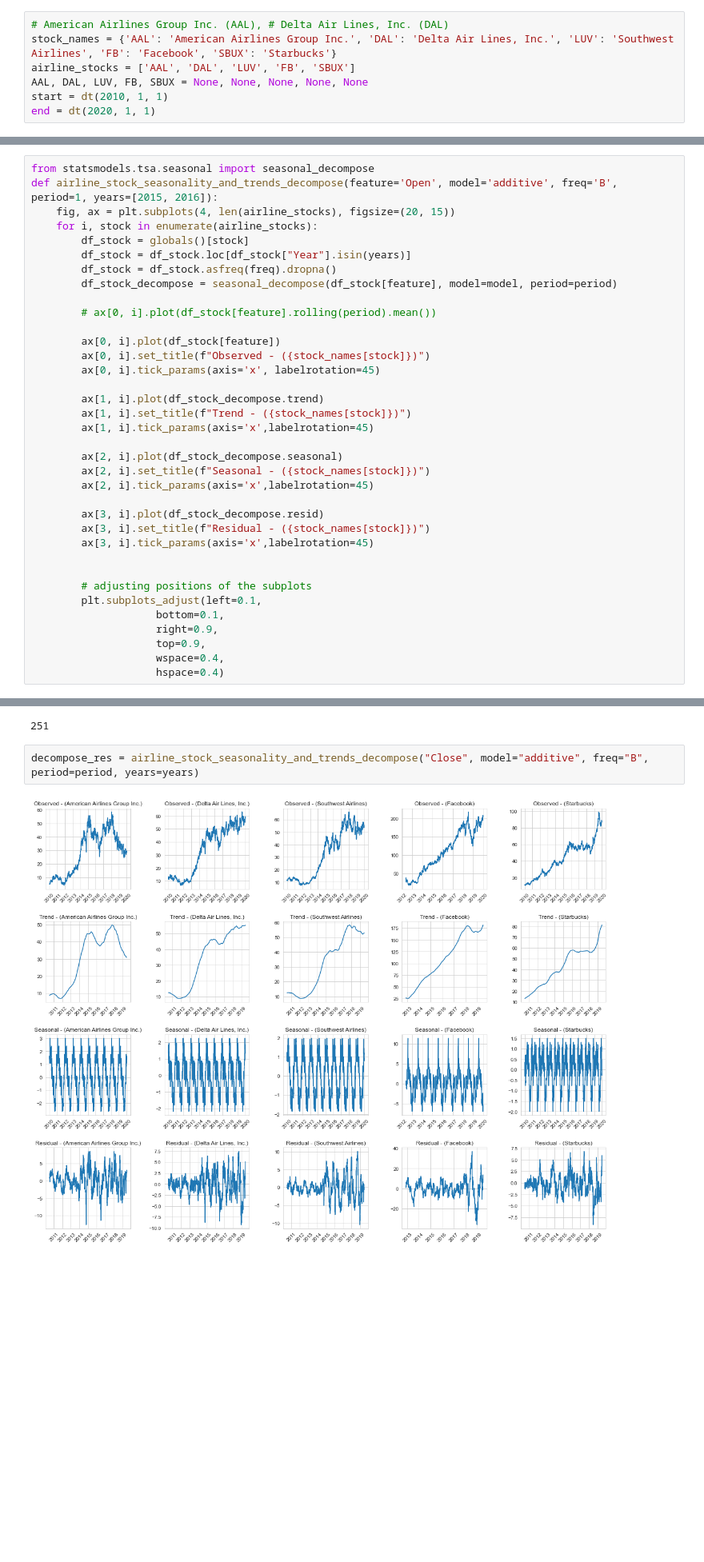
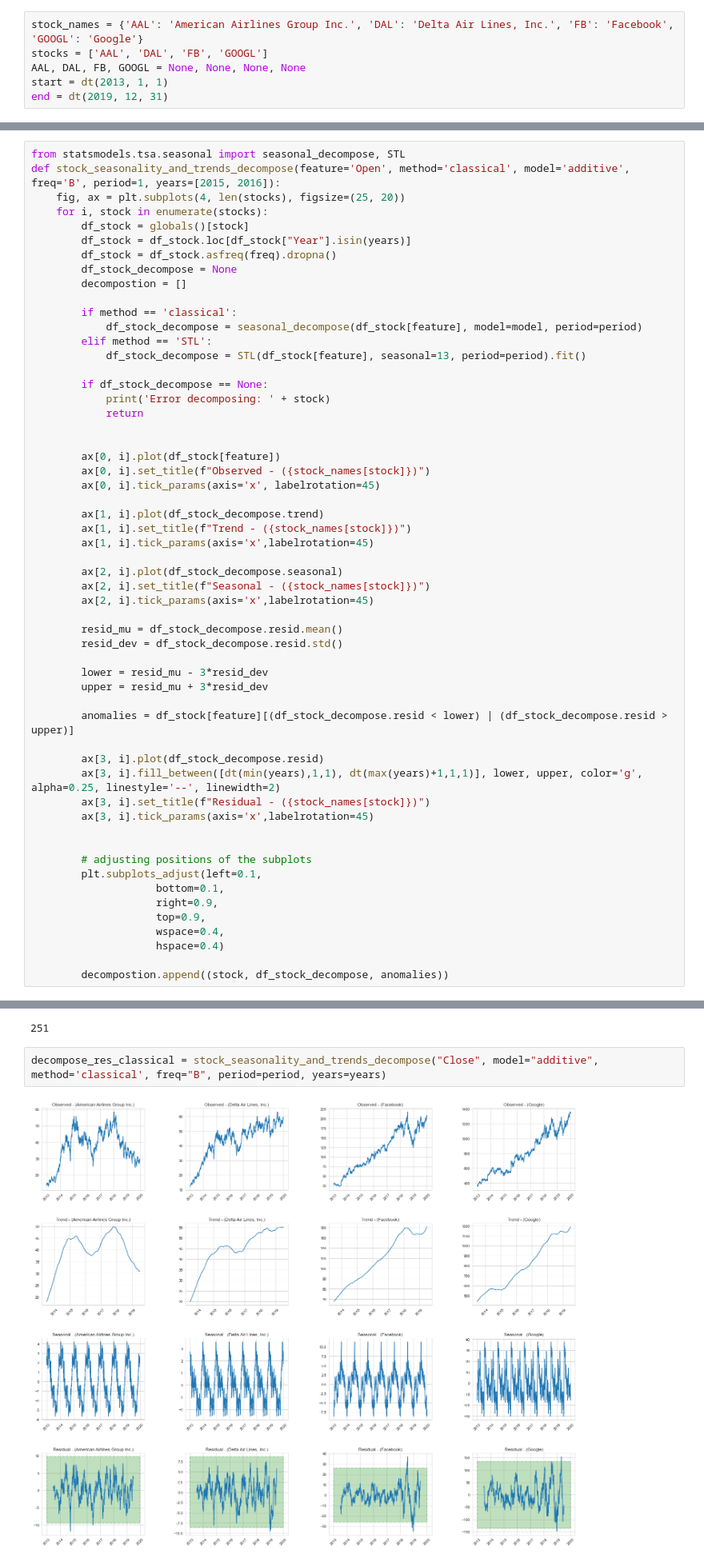
Before and after one commit to YohannesDK/DAT550-Project, a Jupyter notebook: test.ipynb, the cells around one changed output, grey strips where cells are left out. Shown at 80% size. Drawn from its saved outputs; the diff is of its cells as text; blank space fills up the shorter version.

```diff
--- a/test.ipynb
+++ b/test.ipynb
@@ -23,12 +23,11 @@ import calendar
 # Caching
 import requests_cache
 # %%
-# American Airlines Group Inc. (AAL), # Delta Air Lines, Inc. (DAL)
-stock_names = {'AAL': 'American Airlines Group Inc.', 'DAL': 'Delta Air Lines, Inc.', 'LUV': 'Southwest Airlines', 'FB': 'Facebook', 'SBUX': 'Starbucks'}
-airline_stocks = ['AAL', 'DAL', 'LUV', 'FB', 'SBUX']
-AAL, DAL, LUV, FB, SBUX = None, None, None, None, None
-start = dt(2010, 1, 1)
-end = dt(2020, 1, 1)
+stock_names = {'AAL': 'American Airlines Group Inc.', 'DAL': 'Delta Air Lines, Inc.', 'FB': 'Facebook', 'GOOGL': 'Google'}
+stocks = ['AAL', 'DAL', 'FB', 'GOOGL']
+AAL, DAL, FB, GOOGL = None, None, None, None
+start = dt(2013, 1, 1)
+end = dt(2019, 12, 31)
 # %% [markdown]
 Making the same request repeatedly can use a lot of bandwidth, slow down your code and may result in your IP being banned.
 We might not need to cache...
@@ -206,14 +153,23 @@ airline_stock_price_per_year(features=['Close'], years=[2015, 2017])
 # %%
-from statsmodels.tsa.seasonal import seasonal_decompose
-def airline_stock_seasonality_and_trends_decompose(feature='Open', model='additive', freq='B', period=1, years=[2015, 2016]):
-    fig, ax = plt.subplots(4, len(airline_stocks), figsize=(20, 15))
-    for i, stock in enumerate(airline_stocks):
+from statsmodels.tsa.seasonal import seasonal_decompose, STL
+def stock_seasonality_and_trends_decompose(feature='Open', method='classical', model='additive', freq='B', period=1, years=[2015, 2016]):
+    fig, ax = plt.subplots(4, len(stocks), figsize=(25, 20))
+    for i, stock in enumerate(stocks):
         df_stock = globals()[stock]
         df_stock = df_stock.loc[df_stock["Year"].isin(years)]
         df_stock = df_stock.asfreq(freq).dropna()
-        df_stock_decompose = seasonal_decompose(df_stock[feature], model=model, period=period)
+        df_stock_decompose = None
+        decompostion = []
 
-        # ax[0, i].plot(df_stock[feature].rolling(period).mean())
+        if method == 'classical':
+            df_stock_decompose = seasonal_decompose(df_stock[feature], model=model, period=period)
+        elif method == 'STL':
+            df_stock_decompose = STL(df_stock[feature], seasonal=13, period=period).fit()
+
+        if df_stock_decompose == None:
+            print('Error decomposing: ' + stock)
+            return
+
 
         ax[0, i].plot(df_stock[feature])
         ax[0, i].set_title(f"Observed - ({stock_names[stock]})")
@@ -227,7 +183,16 @@ def airline_stock_seasonality_and_trends_decompose(feature='Open', model='additi
         ax[2, i].set_title(f"Seasonal - ({stock_names[stock]})")
         ax[2, i].tick_params(axis='x',labelrotation=45)
 
+        resid_mu = df_stock_decompose.resid.mean()
+        resid_dev = df_stock_decompose.resid.std()
+
+        lower = resid_mu - 3*resid_dev
+        upper = resid_mu + 3*resid_dev
+
+        anomalies = df_stock[feature][(df_stock_decompose.resid < lower) | (df_stock_decompose.resid > upper)]
+
         ax[3, i].plot(df_stock_decompose.resid)
+        ax[3, i].fill_between([dt(min(years),1,1), dt(max(years)+1,1,1)], lower, upper, color='g', alpha=0.25, linestyle='--', linewidth=2)
         ax[3, i].set_title(f"Residual - ({stock_names[stock]})")
         ax[3, i].tick_params(axis='x',labelrotation=45)
 
@@ -239,6 +204,8 @@ def airline_stock_seasonality_and_trends_decompose(feature='Open', model='additi
                     top=0.9,
                     wspace=0.4,
                     hspace=0.4)
+
+        decompostion.append((stock, df_stock_decompose, anomalies))
 # %%
 years = list(range(start.year, end.year + 1))
 periods = [year for year in AAL.index.year.value_counts()]
@@ -247,6 +214,6 @@ period
 # %% [output]
 251
 # %%
-decompose_res = airline_stock_seasonality_and_trends_decompose("Close", model="additive", freq="B", period=period, years=years)
+decompose_res_classical = stock_seasonality_and_trends_decompose("Close", model="additive", method='classical', freq="B", period=period, years=years)
 # %% [output]
-[figure, old version]
+[figure, new version]
```
Also changed, not shown: parts of 27 cells of this notebook, 2 other files.
